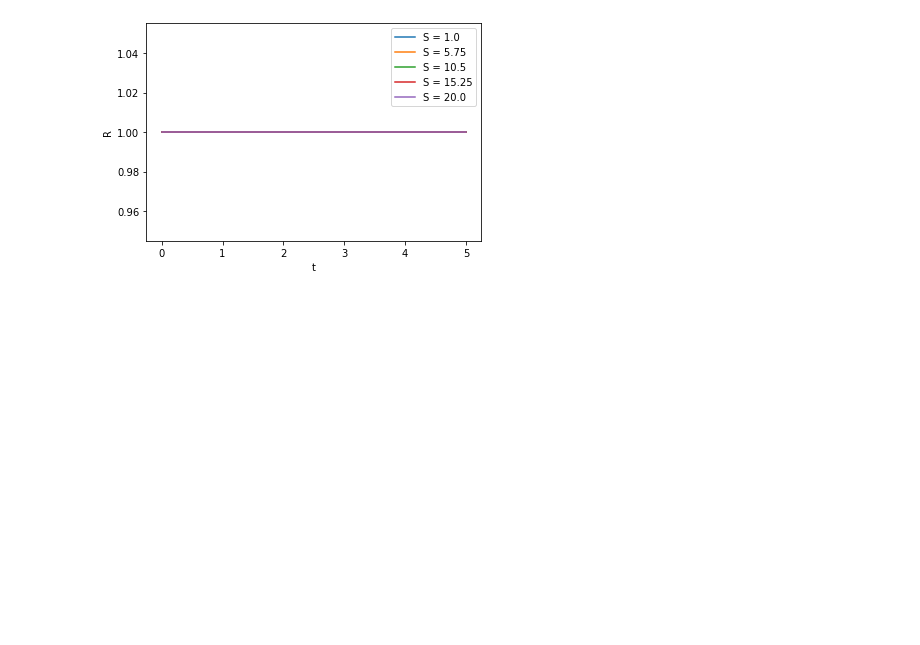
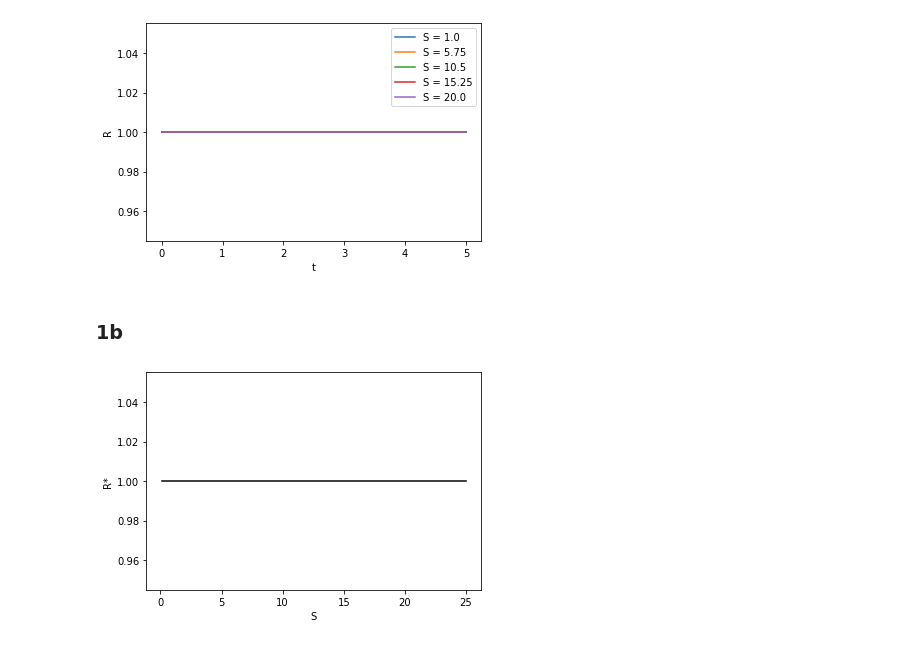
Before and after one commit to Nickvs99/ComputationalBiology, a Jupyter notebook: Set2/set2.ipynb, the cells around one changed output. Saved outputs shown, nothing was run; the diff lists cells and outputs as text; code cells hidden in the pictures; blank space fills up the shorter version.

```diff
--- a/Set2/set2.ipynb
+++ b/Set2/set2.ipynb
@@ -40,3 +42,19 @@ plt.legend()
 plt.show()
 # %% [output]
 [figure]
+# %% [markdown]
+### 1b
+# %%
+S_values = np.linspace(0.1, 25, 50)
+R_values = []
+
+for S in S_values:
+    X = equilibriumX(k3, k4, S)
+    R_values.append(equilibriumR(k1, k2, S, X))
+
+plt.plot(S_values, R_values, 'k')
+plt.xlabel("S")
+plt.ylabel("R*")
+plt.show()
+# %% [output]
+[figure, added]
```
Also changed, not shown: parts of 7 cells of this notebook.
